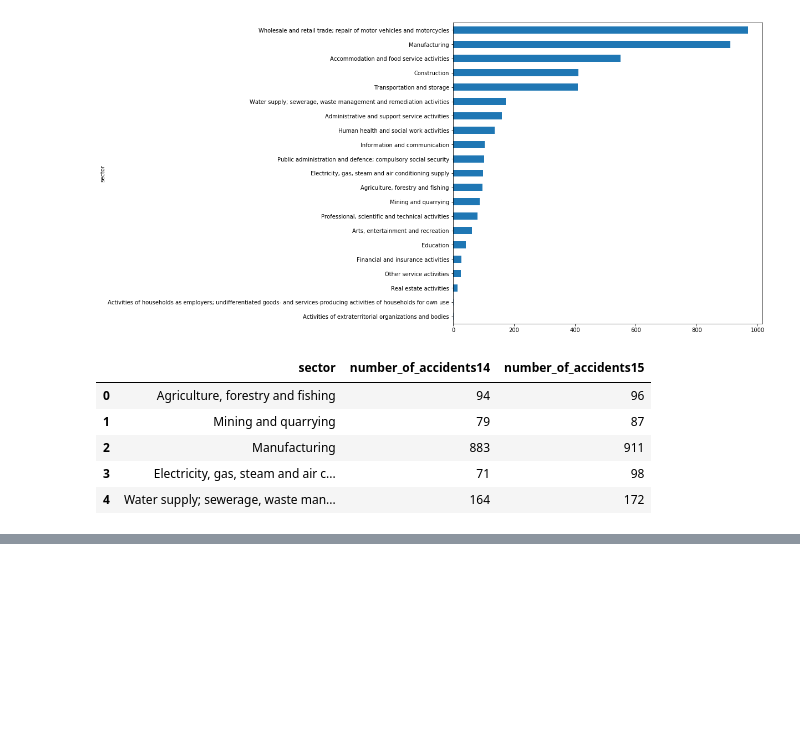
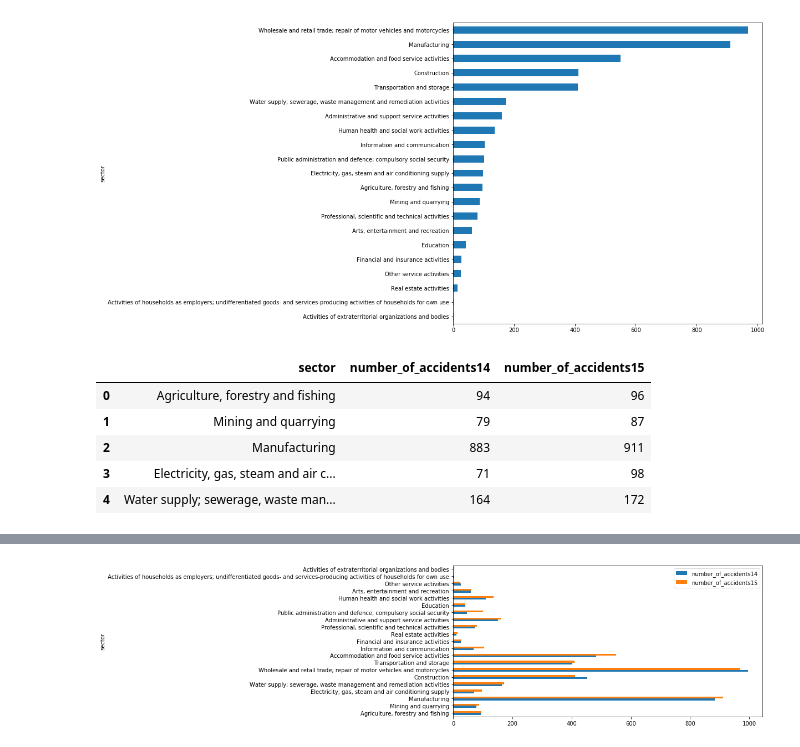
Before and after one commit to 2109Sot/studio-projects, a Jupyter notebook: code/accidents_at_work/Accidents_at_work_14_15.ipynb, the cells around one changed output, grey strips where cells are left out. Drawn from its saved outputs; the diff is of its cells as text; code cells hidden in the pictures; blank space fills up the shorter version.

```diff
--- a/code/accidents_at_work/Accidents_at_work_14_15.ipynb
+++ b/code/accidents_at_work/Accidents_at_work_14_15.ipynb
@@ -71,3 +71,6 @@ combined_df.head()
 | 2 | Manufacturing | 883 | 911 |
 | 3 | Electricity, gas, steam and air c... | 71 | 98 |
 | 4 | Water supply; sewerage, waste man... | 164 | 172 |
+# %%
+combined_df.set_index('sector', inplace=True)
+combined_df.head()
@@ -74,3 +85,9 @@ combined_df.head()
+# %%
+combined_df.plot(kind='barh', figsize=(10,5))
+
+plt.savefig('sector_total_14_15.pdf')
+# %% [output]
+[figure, added]
 # %%
 occupation_14_15 = pd.read_excel("occupation_14_15.xlsx")
 occupation_14_15
```
Also changed, not shown: parts of 16 cells of this notebook, 9 other files.
